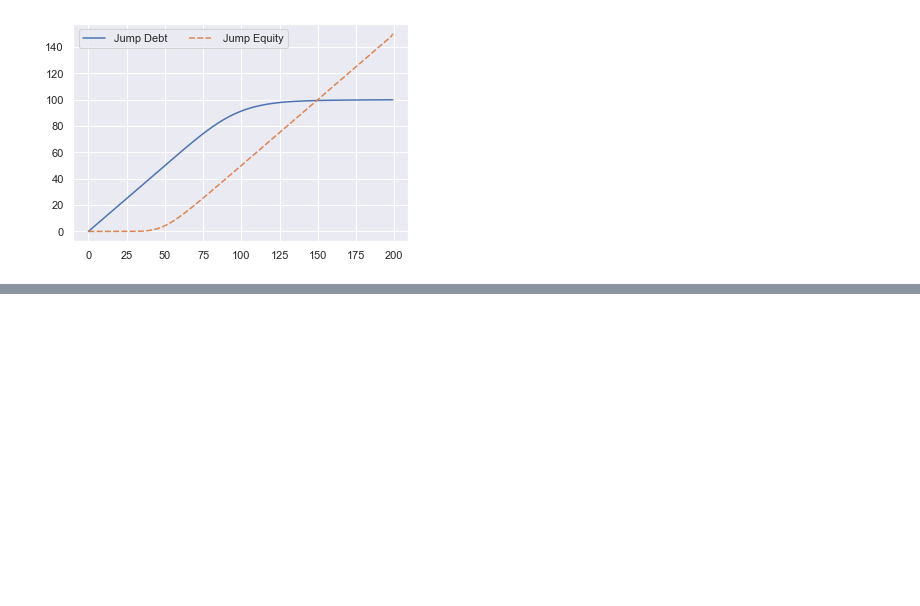
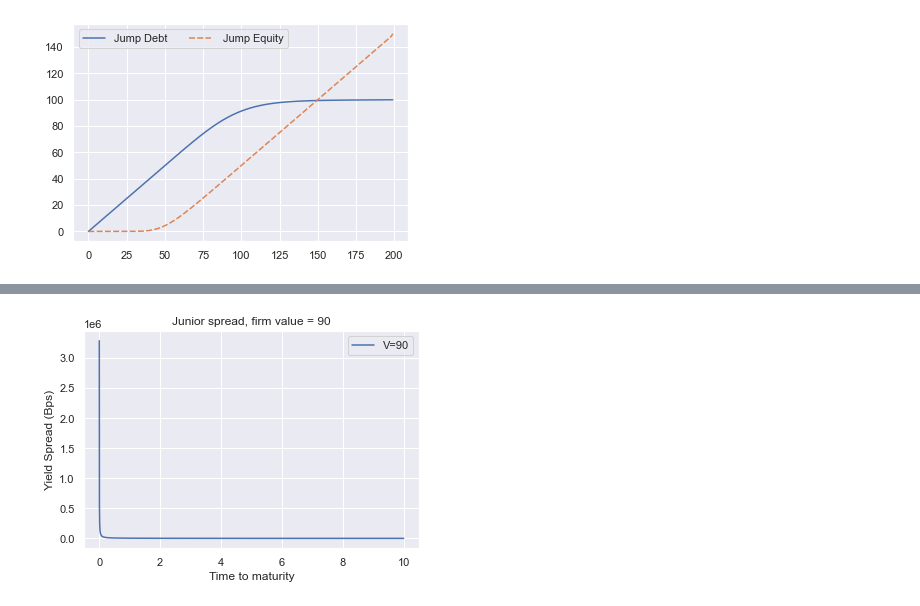
Before and after one commit to MortenWillendrup/CreditRiskModelling, a Jupyter notebook: Credit Risk Modelling/MertonSubOrdinatedDebt.ipynb, the cells around one changed output, grey strips where cells are left out. Saved outputs shown, nothing was run; the diff lists cells and outputs as text; code cells hidden in the pictures; blank space fills up the shorter version.

```diff
--- a/Credit Risk Modelling/MertonSubOrdinatedDebt.ipynb
+++ b/Credit Risk Modelling/MertonSubOrdinatedDebt.ipynb
@@ -323,0 +414,10 @@ def C_Kj(V, Ks, Kj, T):
+# %%
+sns.lineplot(x=x, y=y_junior_low_jump, label='V=90')
+# plt.plot(x, y_junior_low)
+plt.title('Junior spread, firm value = 90')
+plt.ylabel('Yield Spread (Bps)')
+plt.xlabel('Time to maturity')
+# plt.ylim(300, 4000)
+plt.show()
+# %% [output]
+[figure, added]
```
Also changed, not shown: parts of 10 cells of this notebook, 2 other files.
